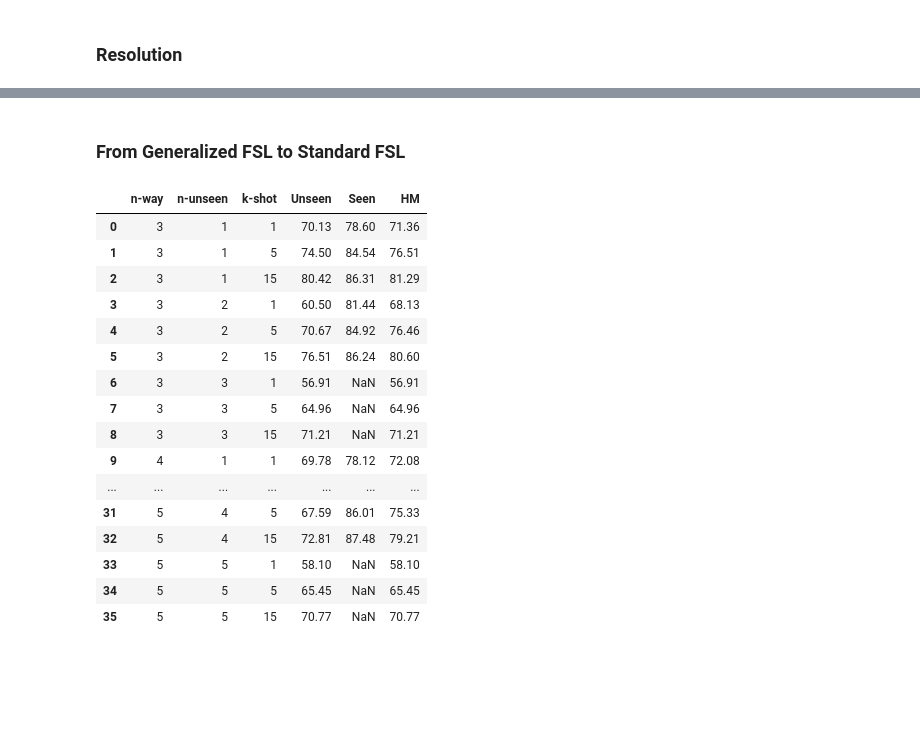
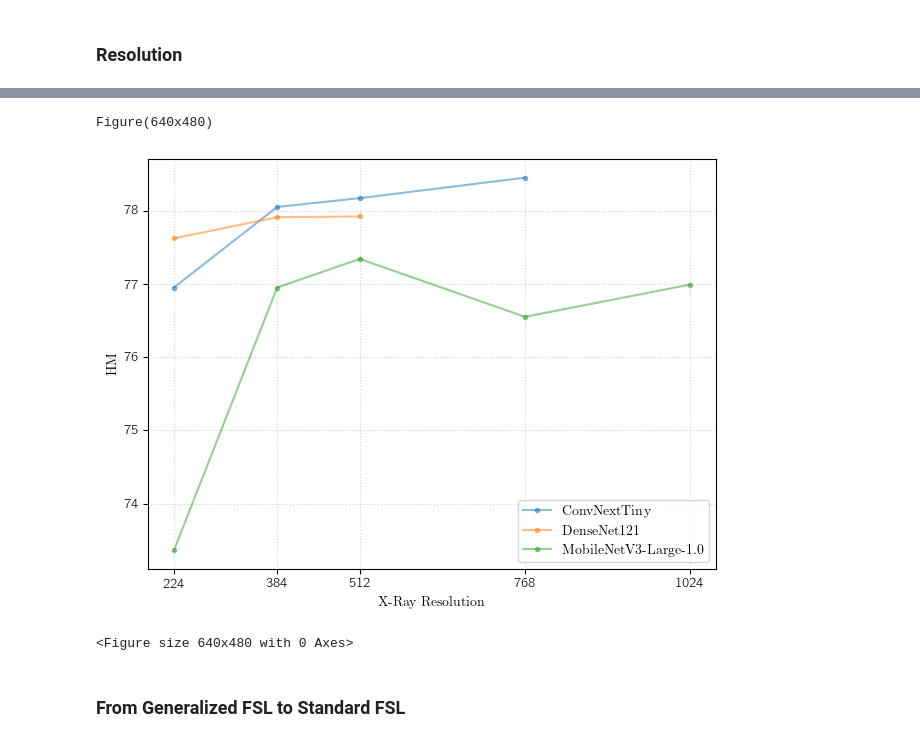
Before and after one commit to bereml/Meta-CXR-dev, a Jupyter notebook: notes/paper.ipynb, the cells around one changed output, grey strips where cells are left out. Cells and saved outputs as stored; diff of their text form; code cells hidden in the pictures; blank space fills up the shorter version.

```diff
--- a/notes/paper.ipynb
+++ b/notes/paper.ipynb
@@ -98,2 +152,17 @@ makedirs(plots_dir, exist_ok=True)
 # %% [markdown]
 ### Resolution
+# %%
+def load_resolution_df():
+    df = pd.read_csv(join(results_dir, 'resolution', 'exp_mtst.csv'))
+    df[['arch', 'resolution']] = df['run'].str.split('_', expand=True)
+    df['Arch'] = df['arch'].astype(str)
+    df['Resolution'] = df['resolution'].astype(int)
+    df['Unseen'] = df['unseen']
+    df['Seen'] = df['seen']
+    df['HM'] = df['hm']
+    df = df[['Arch', 'Resolution', 'Unseen', 'Seen', 'HM']]
+    df = df.replace(arch_name)
+    return df
+
+resolution_df = load_resolution_df()
+resolution_df
@@ -100,3 +183,38 @@ makedirs(plots_dir, exist_ok=True)
+# %%
+def generate_resolution_plot(df: pd.DataFrame):
+    df = df.copy()
+    df['Unseen'] = df['Unseen'].str[:5].astype(float)
+    df['Seen'] = df['Seen'].str[:5].astype(float)
+    df['HM'] = df['HM'].str[:5].astype(float)
+
+    fig, ax = plt.subplots()
+    print(plt.figure())
+
+    archs = df['Arch'].unique()
+    for arch in archs:
+        arch_df = df[df['Arch'] == arch]
+        arch_df.plot(
+            x='Resolution', y='HM',
+            ax=ax,
+            marker='.', linestyle='solid',
+            alpha=0.5
+        )
+
+    ax.legend(archs)
+    ax.set_xticks(df['Resolution'].unique())
+    ax.set_xlabel('X-Ray Resolution')
+    ax.set_ylabel('HM')
+
+    ax.grid()
+    fig.tight_layout()
+    fig.savefig(join(plots_dir, 'resolution.pdf'))
+
+
+generate_resolution_plot(resolution_df)
+# %% [output]
+Figure(640x480)
+[figure, added]
+<Figure size 640x480 with 0 Axes>
 # %% [markdown]
 ### From Generalized FSL to Standard FSL
 # %%
@@ -111,9 +229,13 @@ def load_gfsl_df(
     df['n-way'] = df['n-way'].str[5:].astype(int)
     df['n-unseen'] = df['n-unseen'].str[7:].astype(int)
     df['k-shot'] = df['k-shot'].str[6:].astype(int)
-    df['Unseen'] = df['unseen'].str[:5].astype(float)
-    df['Seen'] = df['seen'].str[:5].astype(float)
-    df['HM'] = df['hm'].str[:5].astype(float)
+    # df['Unseen'] = df['unseen'].str[:5].astype(float)
+    # df['Seen'] = df['seen'].str[:5].astype(float)
+    # df['HM'] = df['hm'].str[:5].astype(float)
+    df['Unseen'] = df['unseen']
+    df['Seen'] = df['seen']
+    df['HM'] = df['hm']
+
     df = df[['n-way', 'n-unseen', 'k-shot', 'Unseen', 'Seen', 'HM']]
     return df
 
@@ -121,24 +243,6 @@ gfsl_df = load_gfsl_df()
 with open('gfsl.md', 'w') as f:
     f.write(gfsl_df.to_markdown(index=False) + '\n')
 gfsl_df
-# %% [output]
-|  | n-way | n-unseen | k-shot | Unseen | Seen | HM |
-| 0 | 3 | 1 | 1 | 70.13 | 78.60 | 71.36 |
-| 1 | 3 | 1 | 5 | 74.50 | 84.54 | 76.51 |
-| 2 | 3 | 1 | 15 | 80.42 | 86.31 | 81.29 |
-| 3 | 3 | 2 | 1 | 60.50 | 81.44 | 68.13 |
-| 4 | 3 | 2 | 5 | 70.67 | 84.92 | 76.46 |
-| 5 | 3 | 2 | 15 | 76.51 | 86.24 | 80.60 |
-| 6 | 3 | 3 | 1 | 56.91 | NaN | 56.91 |
-| 7 | 3 | 3 | 5 | 64.96 | NaN | 64.96 |
-| 8 | 3 | 3 | 15 | 71.21 | NaN | 71.21 |
-| 9 | 4 | 1 | 1 | 69.78 | 78.12 | 72.08 |
-| ... | ... | ... | ... | ... | ... | ... |
-| 31 | 5 | 4 | 5 | 67.59 | 86.01 | 75.33 |
-| 32 | 5 | 4 | 15 | 72.81 | 87.48 | 79.21 |
-| 33 | 5 | 5 | 1 | 58.10 | NaN | 58.10 |
-| 34 | 5 | 5 | 5 | 65.45 | NaN | 65.45 |
-| 35 | 5 | 5 | 15 | 70.77 | NaN | 70.77 |
 # %%
 def generate_gfsl_df(df, k_shot):
     sns.set_palette('deep')
```
Also changed, not shown: parts of 6 cells of this notebook, 2 other files.
